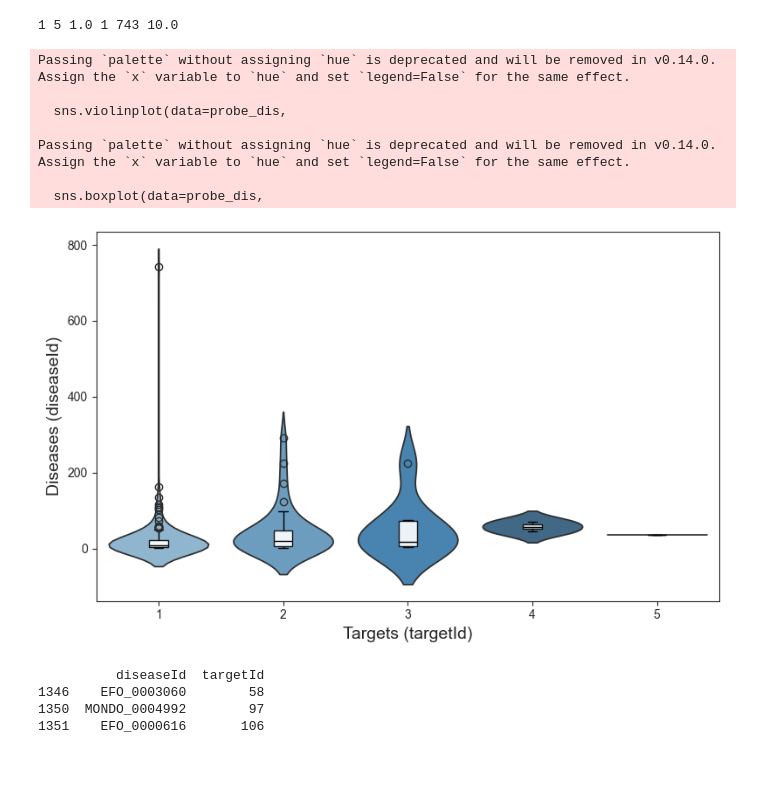
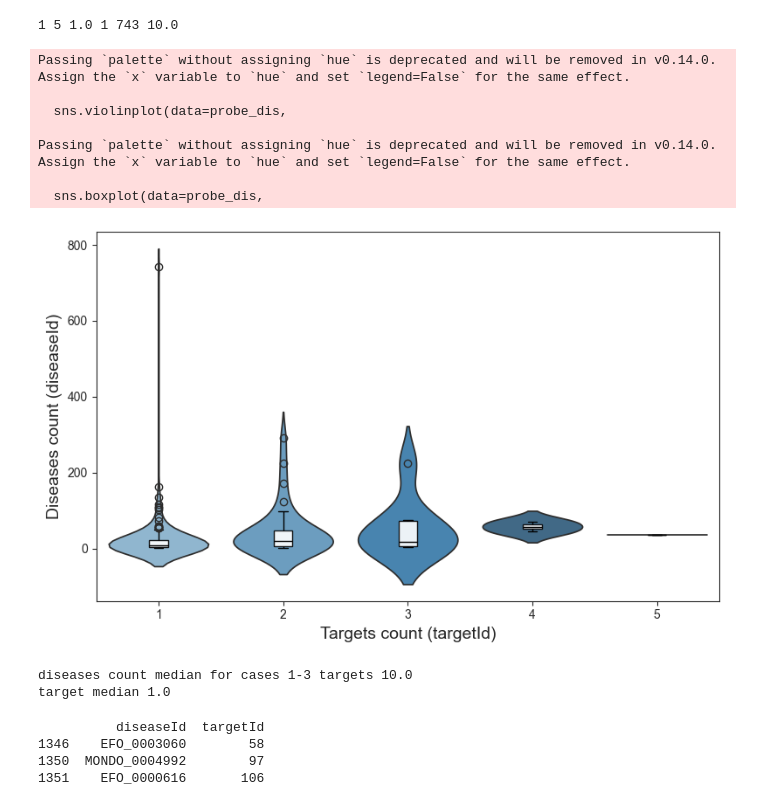
Before and after one commit to chembl/chemical_probes_lit, a Jupyter notebook: 2_probesLit/8_plotting_data.ipynb, the cells around one changed output. Drawn from its saved outputs; the diff is of its cells as text; code cells hidden in the pictures; blank space fills up the shorter version.

Commit message:
Figure 6, 7 and 8 updated.

```diff
--- a/2_probesLit/8_plotting_data.ipynb
+++ b/2_probesLit/8_plotting_data.ipynb
@@ -499,36 +499,41 @@ sns.boxplot(data=probe_dis,
             whiskerprops=dict(color='black'),# Style whiskers
             capprops=dict(color='black'),    # Style caps
             ax=ax)              # Specify the same axes
 
 # Improve appearance
 sns.despine()
 
 # Set labels and layout
-plt.xlabel('Targets (targetId)', fontsize=14)
-plt.ylabel('Diseases (diseaseId)', fontsize=14)
+plt.xlabel('Targets count (targetId)', fontsize=14)
+plt.ylabel('Diseases count (diseaseId)', fontsize=14)
 
 # --- Ensure all four spines are visible to form a box ---
 ax.spines['top'].set_visible(True)
 ax.spines['right'].set_visible(True)
 ax.spines['left'].set_visible(True)
 ax.spines['bottom'].set_visible(True)
 
 plt.tight_layout()
 
 
 # Save and show the figure (updated filename)
 plt.savefig("figs/ner_probe_tar_dis_distribution.png", dpi=400)
 plt.savefig("figs/ner_probe_tar_dis_distribution.svg", dpi=400)
 plt.show()
+
+print('diseases count median for cases 1-3 targets',probe_dis[probe_dis.targetId < 4].diseaseId.median())
+print('target median',probe_dis.targetId.median())
 # %% [output]
 Passing `palette` without assigning `hue` is deprecated and will be removed in v0.14.0. Assign the `x` variable to `hue` and set `legend=False` for the same effect.
 
   sns.violinplot(data=probe_dis,
 
 Passing `palette` without assigning `hue` is deprecated and will be removed in v0.14.0. Assign the `x` variable to `hue` and set `legend=False` for the same effect.
 
   sns.boxplot(data=probe_dis,
-[figure, old version]
+[figure, new version]
+diseases count median for cases 1-3 targets 10.0
+target median 1.0
 # %%
 #checking the 3 most frequents disease in the heatmap
 grt = ner_triplets_ptpairs.groupby(['diseaseId']).agg({'targetId': 'nunique'}).sort_values(by=['targetId']).reset_index()
```
Also changed, not shown: parts of 8 cells of this notebook, 18 other files.
